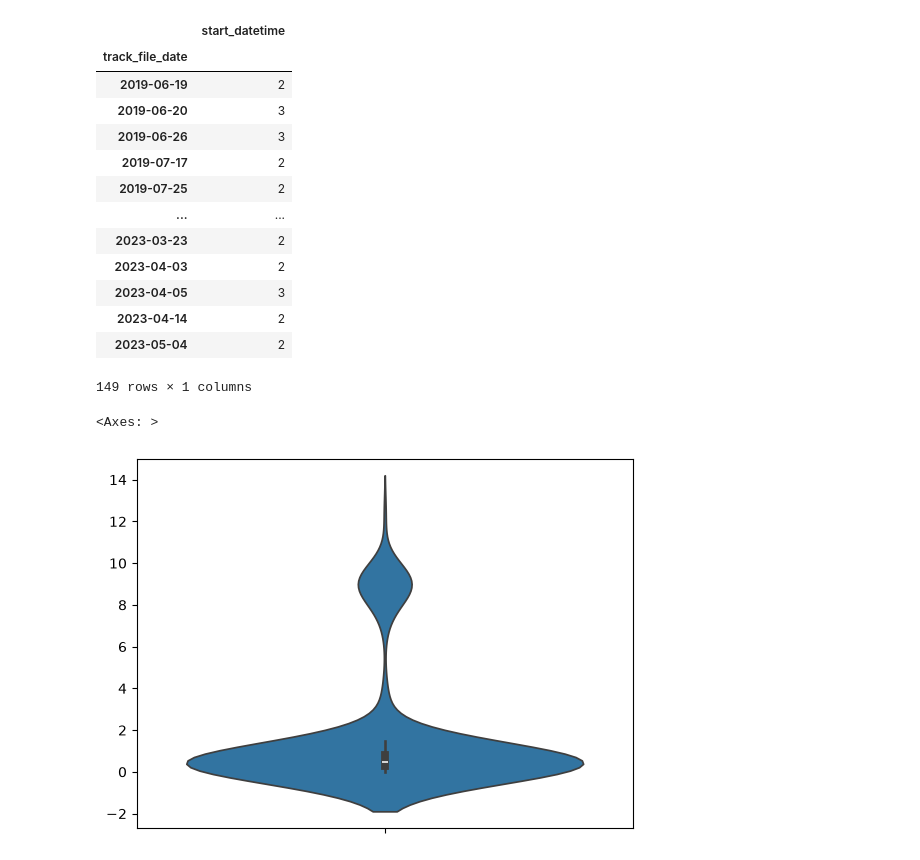
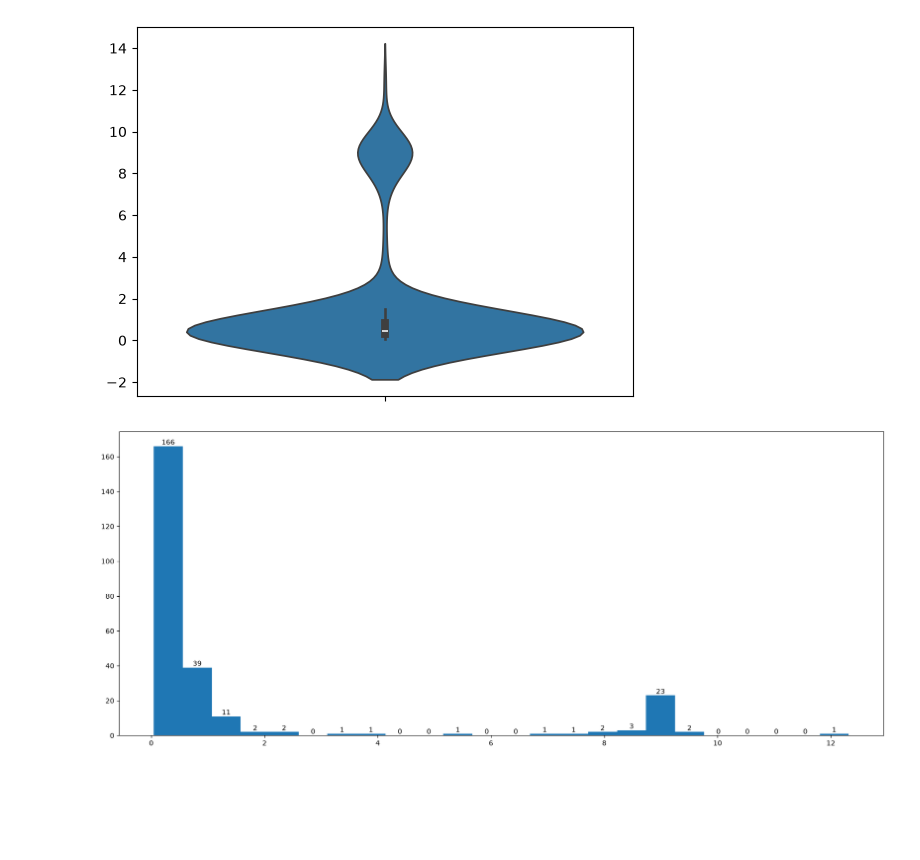
Before and after one commit to ryguy2k4/xc-routes, a Jupyter notebook: notebooks/multi_run_sorting.ipynb, the cells around one changed output. Saved outputs shown, nothing was run; the diff lists cells and outputs as text; code cells hidden in the pictures; blank space fills up the shorter version.

```diff
--- a/notebooks/multi_run_sorting.ipynb
+++ b/notebooks/multi_run_sorting.ipynb
@@ -27,29 +26,32 @@ gdf_track_info
-# %%
-counts = gdf_track_info[["track_file_date", "start_datetime"]].groupby("track_file_date").agg("count")
-counts.loc[counts["start_datetime"] > 1]
-# %% [output]
-|  | start_datetime |
-| track_file_date |  |
-| 2019-06-19 | 2 |
-| 2019-06-20 | 3 |
-| 2019-06-26 | 3 |
-| 2019-07-17 | 2 |
-| 2019-07-25 | 2 |
-| ... | ... |
-| 2023-03-23 | 2 |
-| 2023-04-03 | 2 |
-| 2023-04-05 | 3 |
-| 2023-04-14 | 2 |
-| 2023-05-04 | 2 |
-149 rows × 1 columns
+# %%
+# isolate dates with multiple runs for further processing
+counts = gdf_track_info[["track_file_date", "start_datetime"]].groupby("track_file_date").agg("count")
+multple_dates = counts.loc[counts["start_datetime"] > 1].index
+# dataframe with single-run dates
+gdf_track_info_singles = gdf_track_info.loc[~gdf_track_info['track_file_date'].isin(multple_dates)]
+# dataframe with multiple-run dates
+gdf_track_info_multiples = gdf_track_info.loc[gdf_track_info['track_file_date'].isin(multple_dates)]
 # %%
+# plots exploring doubles
 diff_list = []
-for group_name, group in gdf_track_info.groupby("track_file_date"):
+for group_name, group in gdf_track_info_multiples.groupby("track_file_date"):
     diff_list += list(group["start_datetime"].diff().apply(lambda x: x.total_seconds()/60).values[1::])
 
 diff_list = np.array(diff_list) / 60
+
+sns.violinplot(diff_list)
+plt.show()
+
+plt.figure(figsize=(20, 8))
+
+cts, bins, patches = plt.hist(diff_list, bins=24)
+
+for c, left, right in zip(cts, bins[:-1], bins[1:]):
+    center = (left + right) / 2
+    plt.text(center, c, f'{int(c)}',
+             ha='center', va='bottom')
+
+plt.show()
+# %% [output]
+[figure, added]
+[figure, added]
-# %%
-sns.violinplot(diff_list)
-# %% [output]
-<Axes: >
-[figure, removed]
```
Also changed, not shown: parts of 13 cells of this notebook, 12 other files.
